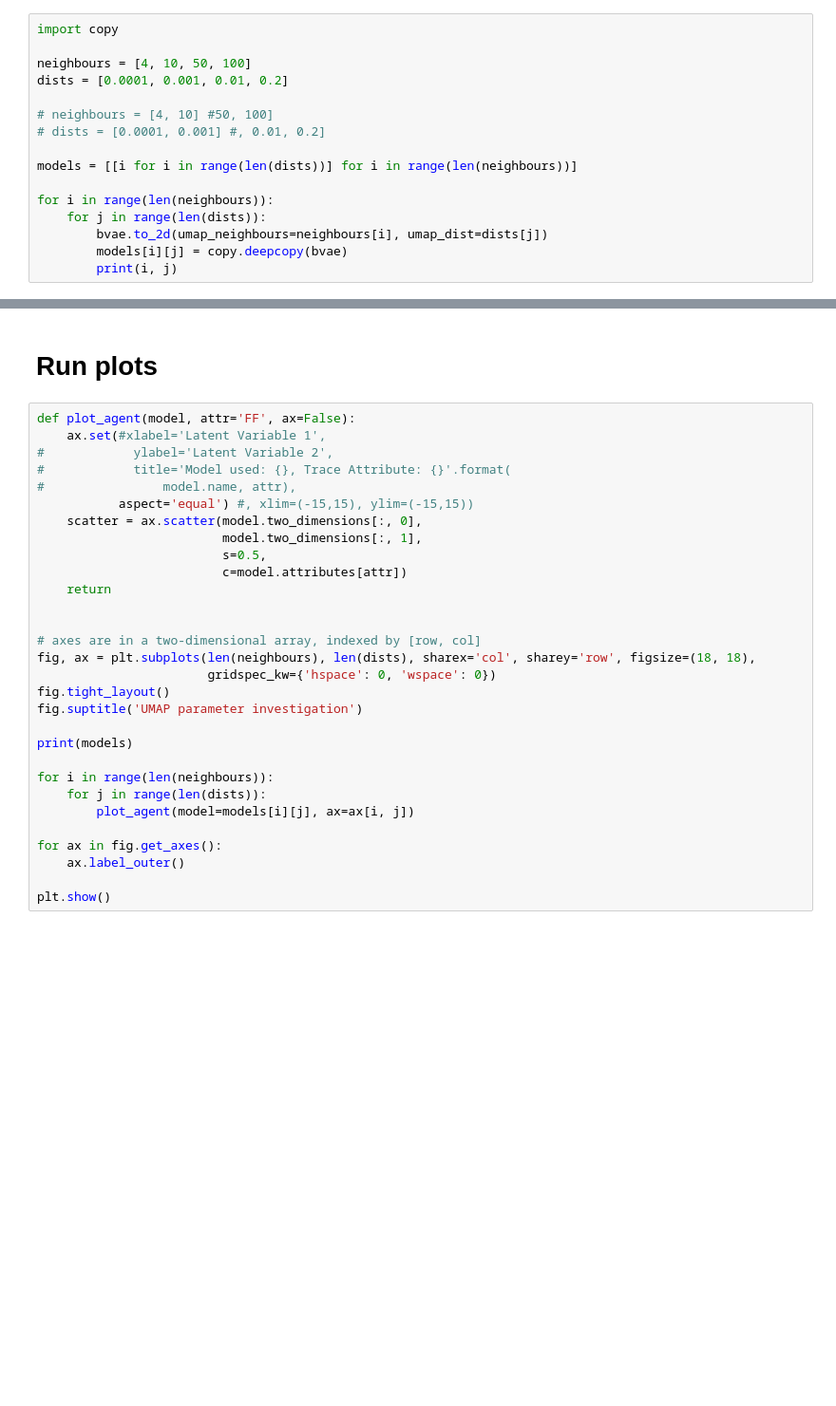
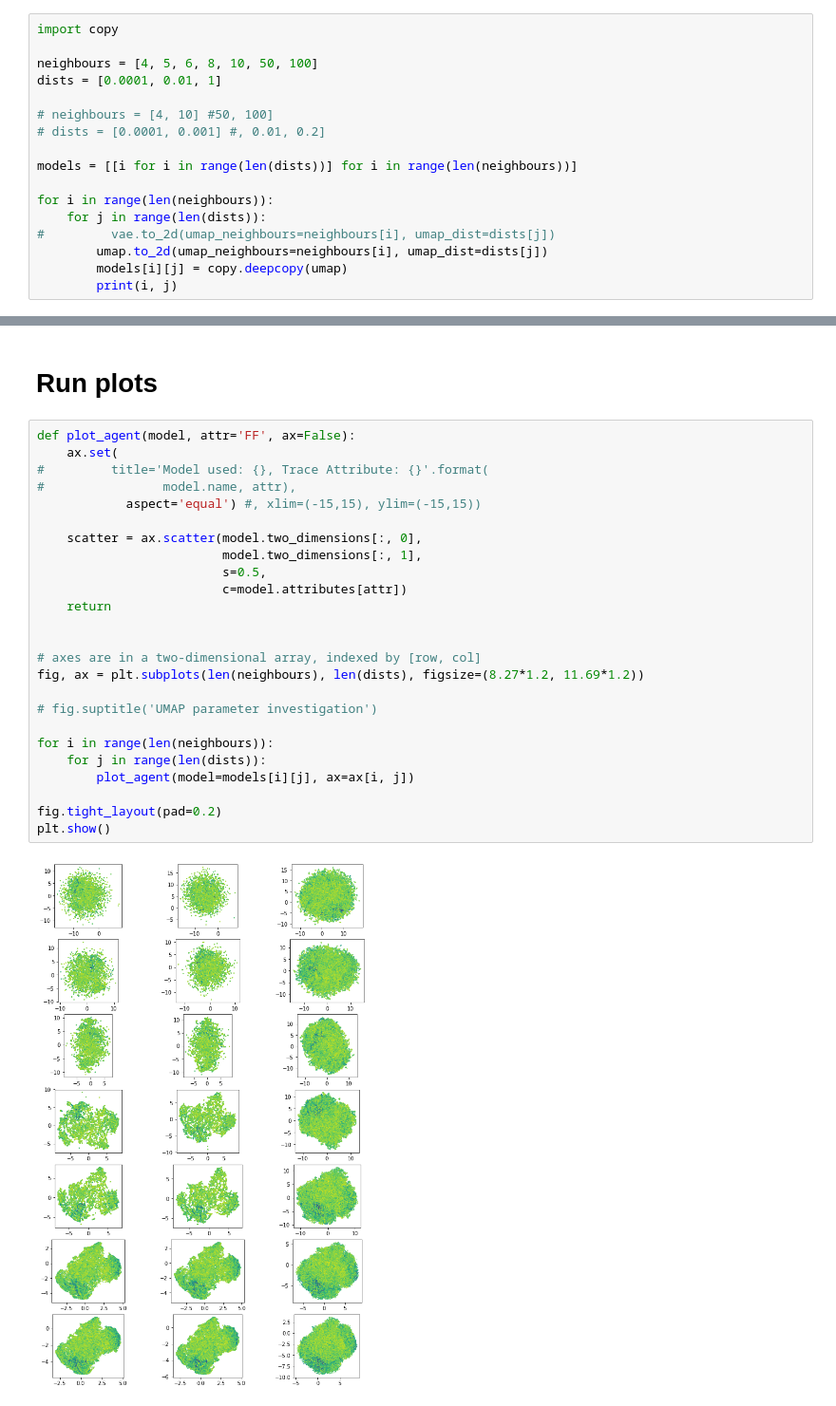
Before and after one commit to msc-acse/acse-9-independent-research-project-coush001, a Jupyter notebook: Investigate umap.ipynb, the cells around one changed output, grey strips where cells are left out. Shown at 95% size. Drawn from its saved outputs; the diff is of its cells as text; blank space fills up the shorter version.

Commit message:
investigation notebooks updated

```diff
--- a/Investigate umap.ipynb
+++ b/Investigate umap.ipynb
@@ -29,8 +32,8 @@ validation (min:  100.289, max:  116.467, cur:  100.526)
 # %%
 import copy
 
-neighbours = [4, 10, 50, 100]
-dists = [0.0001, 0.001, 0.01, 0.2]
+neighbours = [4, 5, 6, 8, 10, 50, 100]
+dists = [0.0001, 0.01, 1]
 
 # neighbours = [4, 10] #50, 100]
 # dists = [0.0001, 0.001] #, 0.01, 0.2]
@@ -39,7 +42,8 @@ models = [[i for i in range(len(dists))] for i in range(len(neighbours))]
 
 for i in range(len(neighbours)):
     for j in range(len(dists)):
-        bvae.to_2d(umap_neighbours=neighbours[i], umap_dist=dists[j])
-        models[i][j] = copy.deepcopy(bvae)
+#         vae.to_2d(umap_neighbours=neighbours[i], umap_dist=dists[j])
+        umap.to_2d(umap_neighbours=neighbours[i], umap_dist=dists[j])
+        models[i][j] = copy.deepcopy(umap)
         print(i, j)
 # %% [output]
@@ -72,31 +82,28 @@ for i in range(len(neighbours)):
 # Run plots
 # %%
 def plot_agent(model, attr='FF', ax=False):
-    ax.set(#xlabel='Latent Variable 1',
-#            ylabel='Latent Variable 2',
-#            title='Model used: {}, Trace Attribute: {}'.format(
+    ax.set(
+#         title='Model used: {}, Trace Attribute: {}'.format(
 #                model.name, attr),
-           aspect='equal') #, xlim=(-15,15), ylim=(-15,15))
+            aspect='equal') #, xlim=(-15,15), ylim=(-15,15))
+
     scatter = ax.scatter(model.two_dimensions[:, 0],
                          model.two_dimensions[:, 1],
                          s=0.5,
                          c=model.attributes[attr])
     return
 
 
 # axes are in a two-dimensional array, indexed by [row, col]
-fig, ax = plt.subplots(len(neighbours), len(dists), sharex='col', sharey='row', figsize=(18, 18),
-                       gridspec_kw={'hspace': 0, 'wspace': 0})
-fig.tight_layout()
-fig.suptitle('UMAP parameter investigation')
+fig, ax = plt.subplots(len(neighbours), len(dists), figsize=(8.27*1.2, 11.69*1.2))
 
-print(models)
+# fig.suptitle('UMAP parameter investigation')
 
 for i in range(len(neighbours)):
     for j in range(len(dists)):
         plot_agent(model=models[i][j], ax=ax[i, j])
 
-for ax in fig.get_axes():
-    ax.label_outer()
-
+fig.tight_layout(pad=0.2)
 plt.show()
+# %% [output]
+[figure, added]
```
Also changed, not shown: parts of 8 cells of this notebook, 9 other files.
